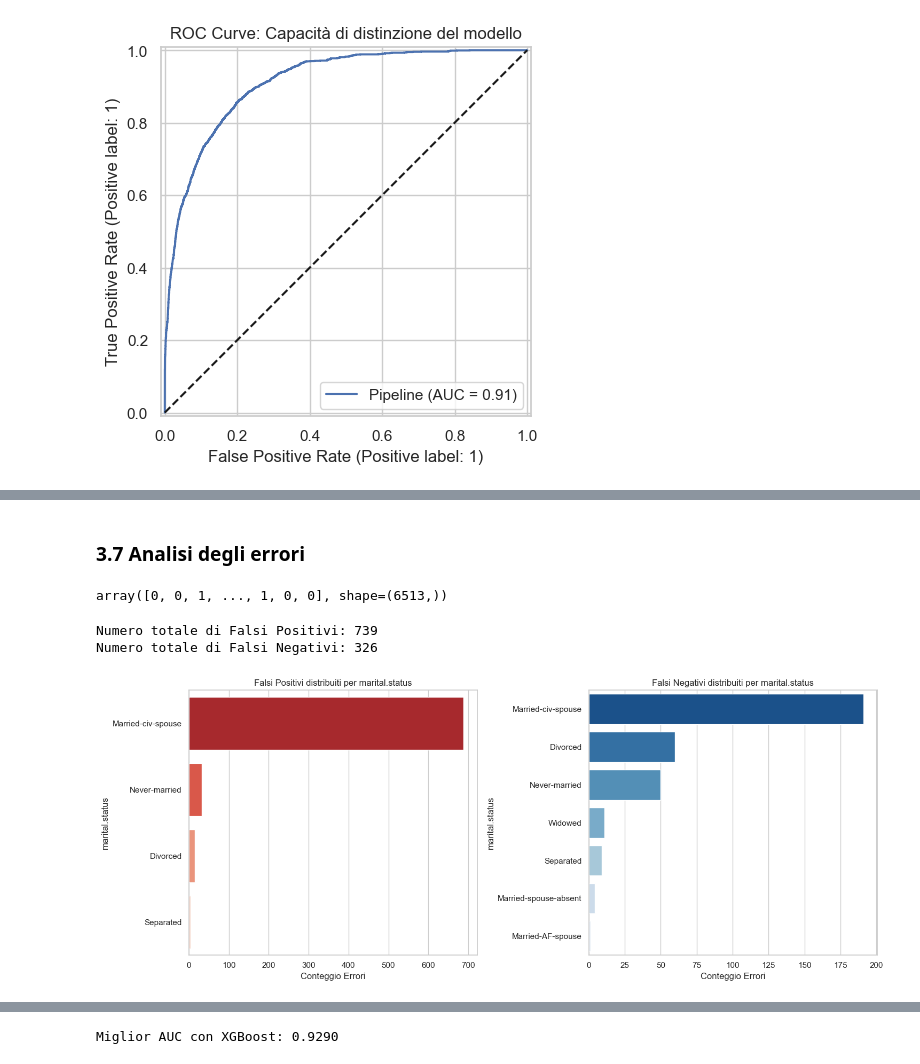
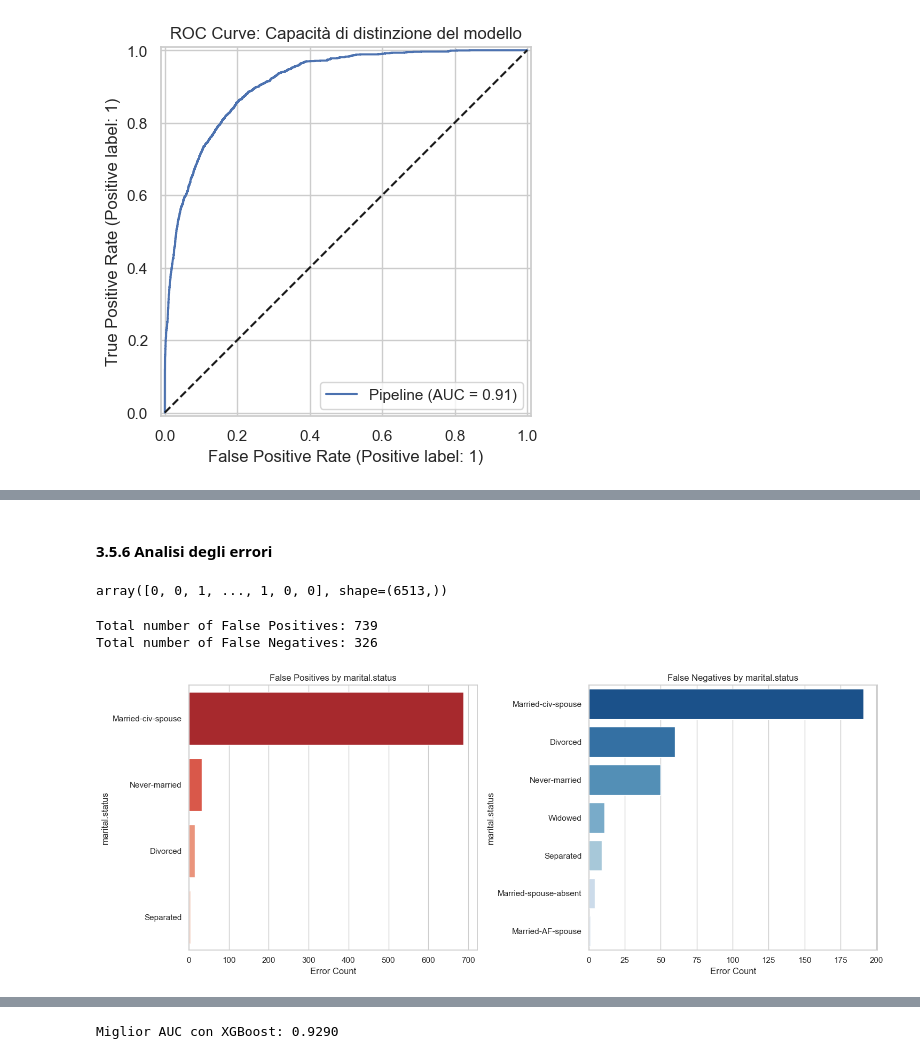
Before and after one commit to M-Barreca/01_Labor_Risk_Profiling, a Jupyter notebook: labor_risk_profiling.ipynb, the cells around one changed output, grey strips where cells are left out. Saved outputs shown, nothing was run; the diff lists cells and outputs as text; code cells hidden in the pictures.

```diff
--- a/labor_risk_profiling.ipynb
+++ b/labor_risk_profiling.ipynb
@@ -743,49 +723,46 @@ Nota che si usa predict_proba e non predict, perché la ROC lavora sulle probabi
 # %% [markdown]
-### 3.7 Analisi degli errori
+#### 3.5.6 Analisi degli errori
 # %%
 y_pred
 # %% [output]
 array([0, 0, 1, ..., 1, 0, 0], shape=(6513,))
 # %%
+# 2. Merge X_test, true labels (y_test) and predictions into a single DataFrame
+# Make sure y_test is an array or series with the same indices as X_test
+results_df = X_test.copy()
+results_df['True_Value'] = y_test.values if isinstance(y_test, pd.Series) else y_test
+results_df['Prediction'] = y_pred
 
+# 3. Isolate the errors
+# False Positives: Prediction = 1 (Class 1), but Reality = 0 (Class 0)
+false_positives = results_df[(results_df['Prediction'] == 1) & (results_df['True_Value'] == 0)]
 
+# False Negatives: Prediction = 0 (Class 0), but Reality = 1 (Class 1)
+false_negatives = results_df[(results_df['Prediction'] == 0) & (results_df['True_Value'] == 1)]
 
-# 2. Uniamo X_test, i valori reali (y_test) e le predizioni in un unico DataFrame
-# Assicurati che y_test sia un array o una serie con gli stessi indici di X_test
-results_df = X_test.copy()
-results_df['Valore_Reale'] = y_test.values if isinstance(y_test, pd.Series) else y_test
-results_df['Predizione'] = y_pred
+print(f"Total number of False Positives: {len(false_positives)}")
+print(f"Total number of False Negatives: {len(false_negatives)}")
 
-# 3. Isoliamo gli errori
-# Falsi Positivi: Predizione = 1 (Classe 1), ma Reale = 0 (Classe 0)
-falsi_positivi = results_df[(results_df['Predizione'] == 1) & (results_df['Valore_Reale'] == 0)]
-
-# Falsi Negativi: Predizione = 0 (Classe 0), ma Reale = 1 (Classe 1)
-falsi_negativi = results_df[(results_df['Predizione'] == 0) & (results_df['Valore_Reale'] == 1)]
-
-print(f"Numero totale di Falsi Positivi: {len(falsi_positivi)}")
-print(f"Numero totale di Falsi Negativi: {len(falsi_negativi)}")
-
-# 4. Analizziamo dove il modello si confonde (Esempio su una colonna a scelta)
-# Sostituisci 'marital.status' con una variabile che ti interessa (es. 'age' o 'education')
+# 4. Analyze where the model gets confused (example on a chosen column)
+# Replace 'marital.status' with a variable of interest (e.g. 'age' or 'education')
 feature_to_analyze = 'marital.status'
 
 fig, axes = plt.subplots(1, 2, figsize=(15, 6))
 
-# Grafico Falsi Positivi
-sns.countplot(data=falsi_positivi, y=feature_to_analyze, ax=axes[0], palette="Reds_r", order=falsi_positivi[feature_to_analyze].value_counts().index)
-axes[0].set_title(f"Falsi Positivi distribuiti per {feature_to_analyze}")
-axes[0].set_xlabel("Conteggio Errori")
+# False Positives chart
+sns.countplot(data=false_positives, y=feature_to_analyze, ax=axes[0], palette="Reds_r", order=false_positives[feature_to_analyze].value_counts().index)
+axes[0].set_title(f"False Positives by {feature_to_analyze}")
+axes[0].set_xlabel("Error Count")
 
-# Grafico Falsi Negativi
-sns.countplot(data=falsi_negativi, y=feature_to_analyze, ax=axes[1], palette="Blues_r", order=falsi_negativi[feature_to_analyze].value_counts().index)
-axes[1].set_title(f"Falsi Negativi distribuiti per {feature_to_analyze}")
-axes[1].set_xlabel("Conteggio Errori")
+# False Negatives chart
+sns.countplot(data=false_negatives, y=feature_to_analyze, ax=axes[1], palette="Blues_r", order=false_negatives[feature_to_analyze].value_counts().index)
+axes[1].set_title(f"False Negatives by {feature_to_analyze}")
+axes[1].set_xlabel("Error Count")
 
 plt.tight_layout()
 plt.show()
 # %% [output]
-Numero totale di Falsi Positivi: 739
-Numero totale di Falsi Negativi: 326
+Total number of False Positives: 739
+Total number of False Negatives: 326
-[figure, old version]
+[figure, new version]
 # %% [markdown]
```
Also changed, not shown: parts of 15 cells of this notebook.
